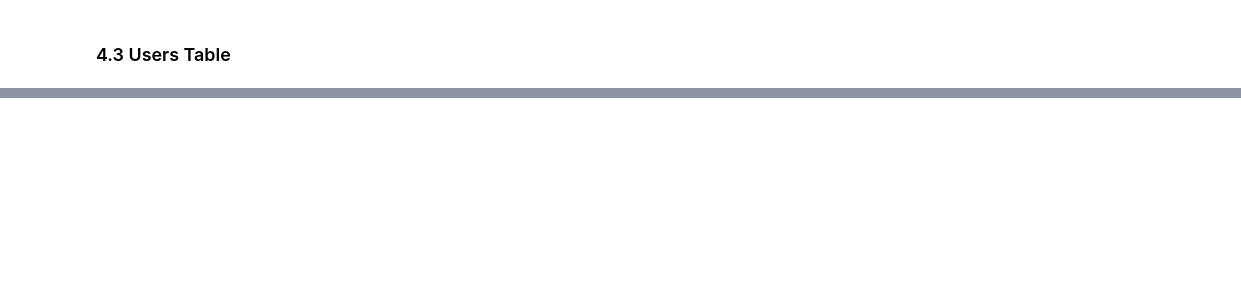
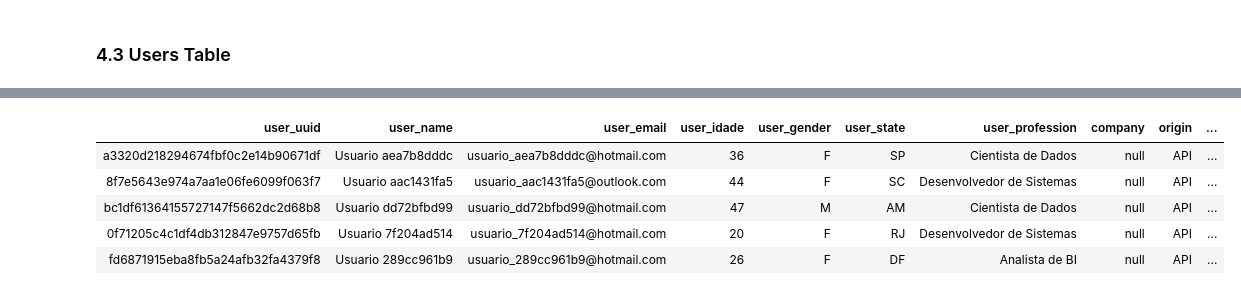
Before and after one commit to jmcabreira/DataPipeline-DataBricks, a Jupyter notebook: Load_Silver_Zone.ipynb, the cells around one changed output, grey strips where cells are left out. Cells and saved outputs as stored; diff of their text form; code cells hidden in the pictures; blank space fills up the shorter version.

```diff
--- a/Load_Silver_Zone.ipynb
+++ b/Load_Silver_Zone.ipynb
@@ -181,0 +200,28 @@ spark.sql('SELECT * FROM silver.tb_access LIMIT 5').display()
+# %%
+df_user_api = spark.sql("""
+          SELECT
+            md5(concat(
+            cast(access_date AS TIMESTAMP),
+            payload.info_usuario.nome
+            )) AS user_uuid,
+            payload.info_usuario.nome AS user_name,
+            payload.info_usuario.email AS user_email,
+            CAST(payload.info_usuario.idade  AS INT) AS user_idade,
+            payload.info_usuario.sexo as user_gender,
+            payload.info_usuario.estado AS user_state,
+            payload.info_usuario.profissao AS user_profession,
+            CAST(NULL AS STRING) AS company,
+            'API' as origin,
+            getdate() as dt_load
+            FROM stream_temp_vw_api
+            WHERE payload.info_usuario IS NOT NULL
+""")
+
+df_user_api.limit(5).display()
+# %% [output]
+| user_uuid | user_name | user_email | user_idade | user_gender | user_state | user_profession | company | origin | ... |
+| a3320d218294674fbf0c2e14b90671df | Usuario aea7b8dddc | usuario_aea7b8dddc@hotmail.com | 36 | F | SP | Cientista de Dados | null | API | ... |
+| 8f7e5643e974a7aa1e06fe6099f063f7 | Usuario aac1431fa5 | usuario_aac1431fa5@outlook.com | 44 | F | SC | Desenvolvedor de Sistemas | null | API | ... |
+| bc1df61364155727147f5662dc2d68b8 | Usuario dd72bfbd99 | usuario_dd72bfbd99@hotmail.com | 47 | M | AM | Cientista de Dados | null | API | ... |
+| 0f71205c4c1df4db312847e9757d65fb | Usuario 7f204ad514 | usuario_7f204ad514@hotmail.com | 20 | F | RJ | Desenvolvedor de Sistemas | null | API | ... |
+| fd6871915eba8fb5a24afb32fa4379f8 | Usuario 289cc961b9 | usuario_289cc961b9@hotmail.com | 26 | F | DF | Analista de BI | null | API | ... |
```
Also changed, not shown: parts of 19 cells of this notebook.
